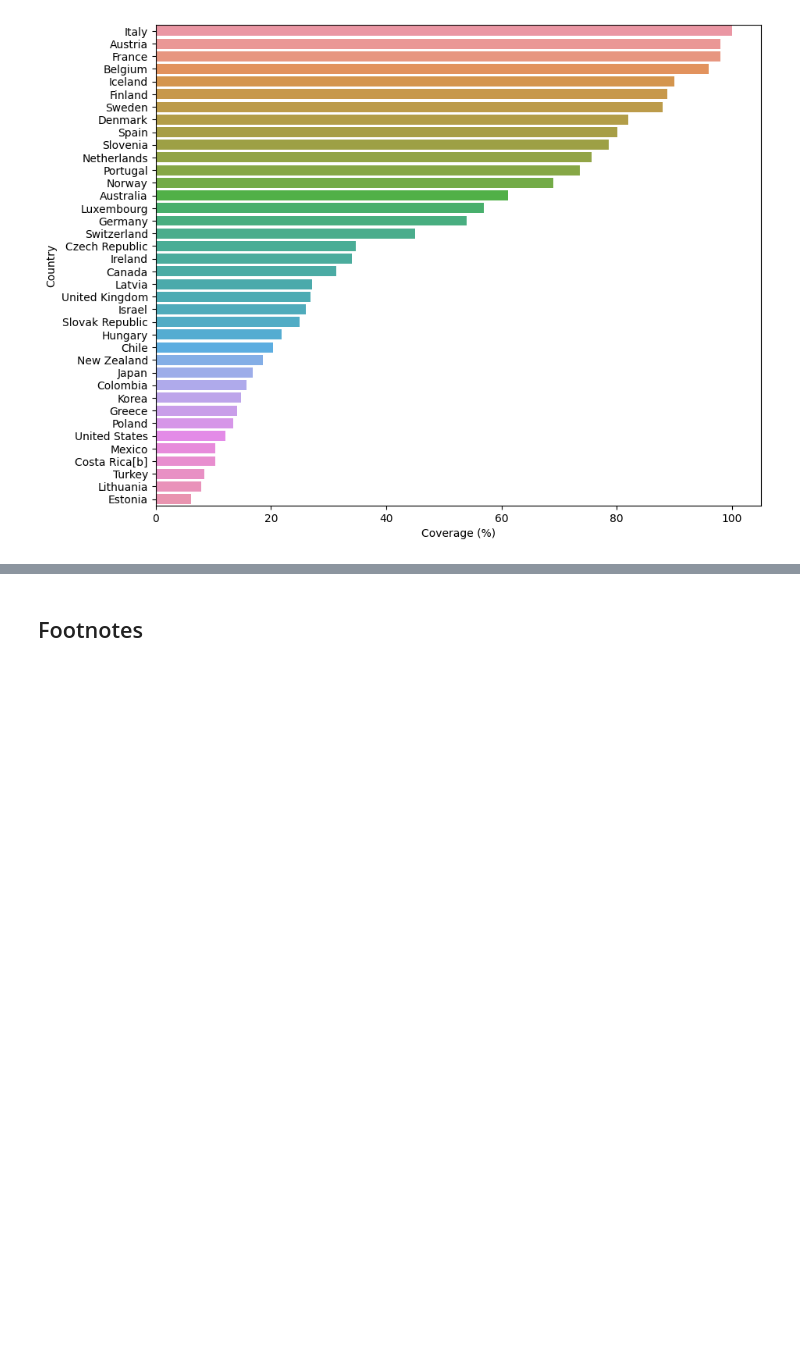
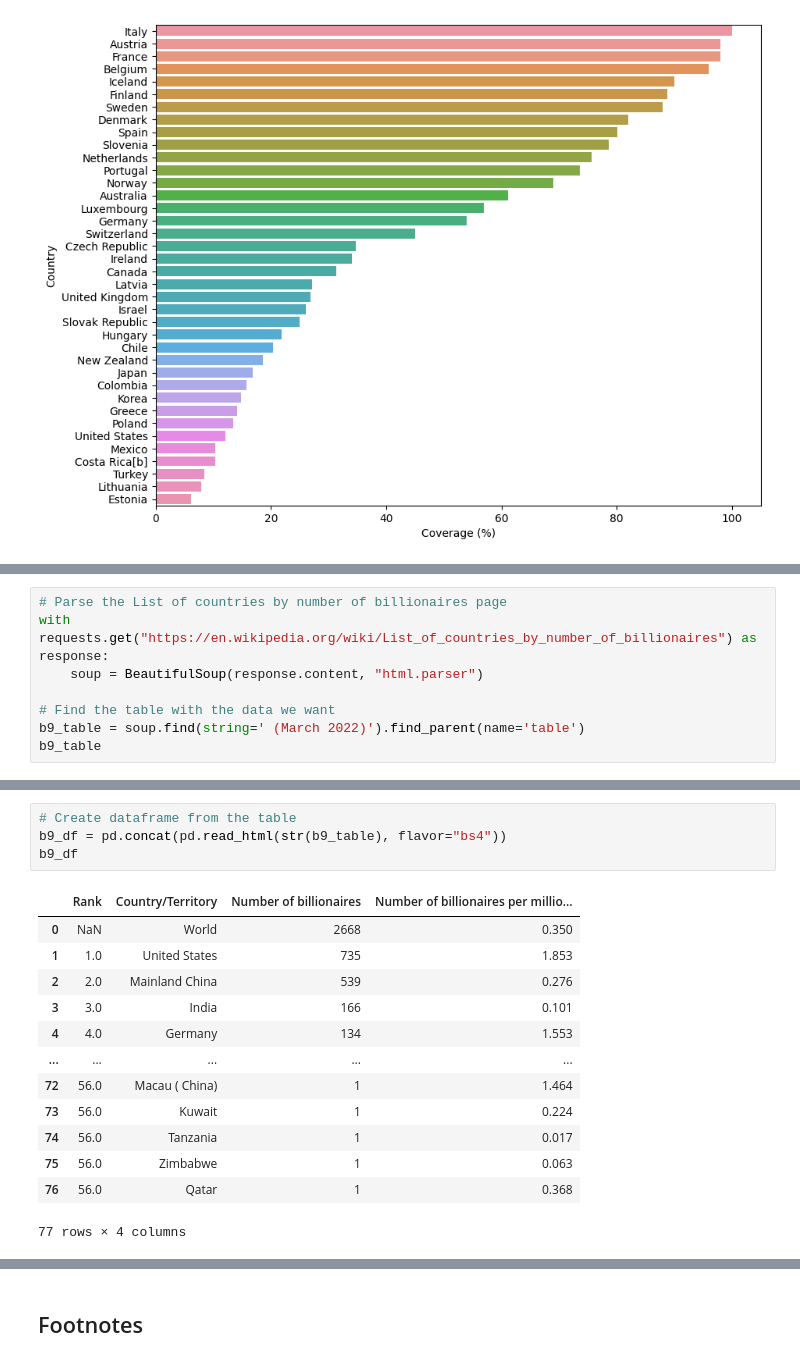
Before and after one commit to rbarrimond/jupyter-notebooks, a Jupyter notebook: billionaires.ipynb, the cells around one changed output, grey strips where cells are left out. Cells and saved outputs as stored; diff of their text form; blank space fills up the shorter version.

Commit message:
billionaire data

```diff
--- a/billionaires.ipynb
+++ b/billionaires.ipynb
@@ -138,3 +143,11 @@ sns.displot(data=cac_df, x=cac_df['Coverage (%)'], binwidth=20, hue=cac_df['Unio
 # %% [output]
 <seaborn.axisgrid.FacetGrid at 0x...>
 [figure]
+# %%
+# Parse the List of countries by number of billionaires page
+with requests.get("https://en.wikipedia.org/wiki/List_of_countries_by_number_of_billionaires") as response:
+    soup = BeautifulSoup(response.content, "html.parser")
+
+# Find the table with the data we want
+b9_table = soup.find(string=' (March 2022)').find_parent(name='table')
+b9_table
@@ -140,0 +172,18 @@ sns.displot(data=cac_df, x=cac_df['Coverage (%)'], binwidth=20, hue=cac_df['Unio
+# %%
+# Create dataframe from the table
+b9_df = pd.concat(pd.read_html(str(b9_table), flavor="bs4"))
+b9_df
+# %% [output]
+|  | Rank | Country/Territory | Number of billionaires | Number of billionaires per millio... |
+| 0 | NaN | World | 2668 | 0.350 |
+| 1 | 1.0 | United States | 735 | 1.853 |
+| 2 | 2.0 | Mainland China | 539 | 0.276 |
+| 3 | 3.0 | India | 166 | 0.101 |
+| 4 | 4.0 | Germany | 134 | 1.553 |
+| ... | ... | ... | ... | ... |
+| 72 | 56.0 | Macau ( China) | 1 | 1.464 |
+| 73 | 56.0 | Kuwait | 1 | 0.224 |
+| 74 | 56.0 | Tanzania | 1 | 0.017 |
+| 75 | 56.0 | Zimbabwe | 1 | 0.063 |
+| 76 | 56.0 | Qatar | 1 | 0.368 |
+77 rows × 4 columns
```
Also changed, not shown: parts of 5 cells of this notebook.
